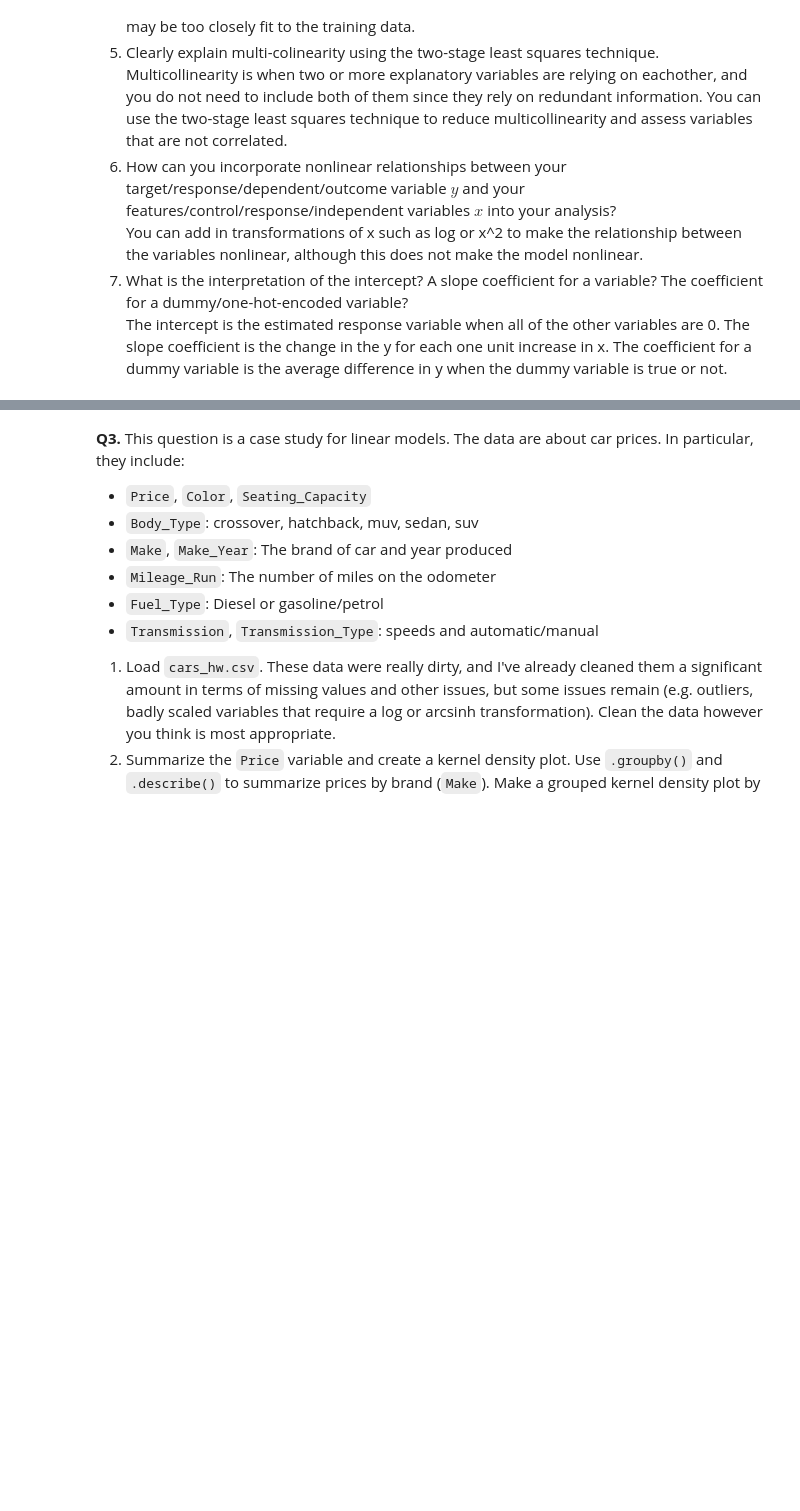
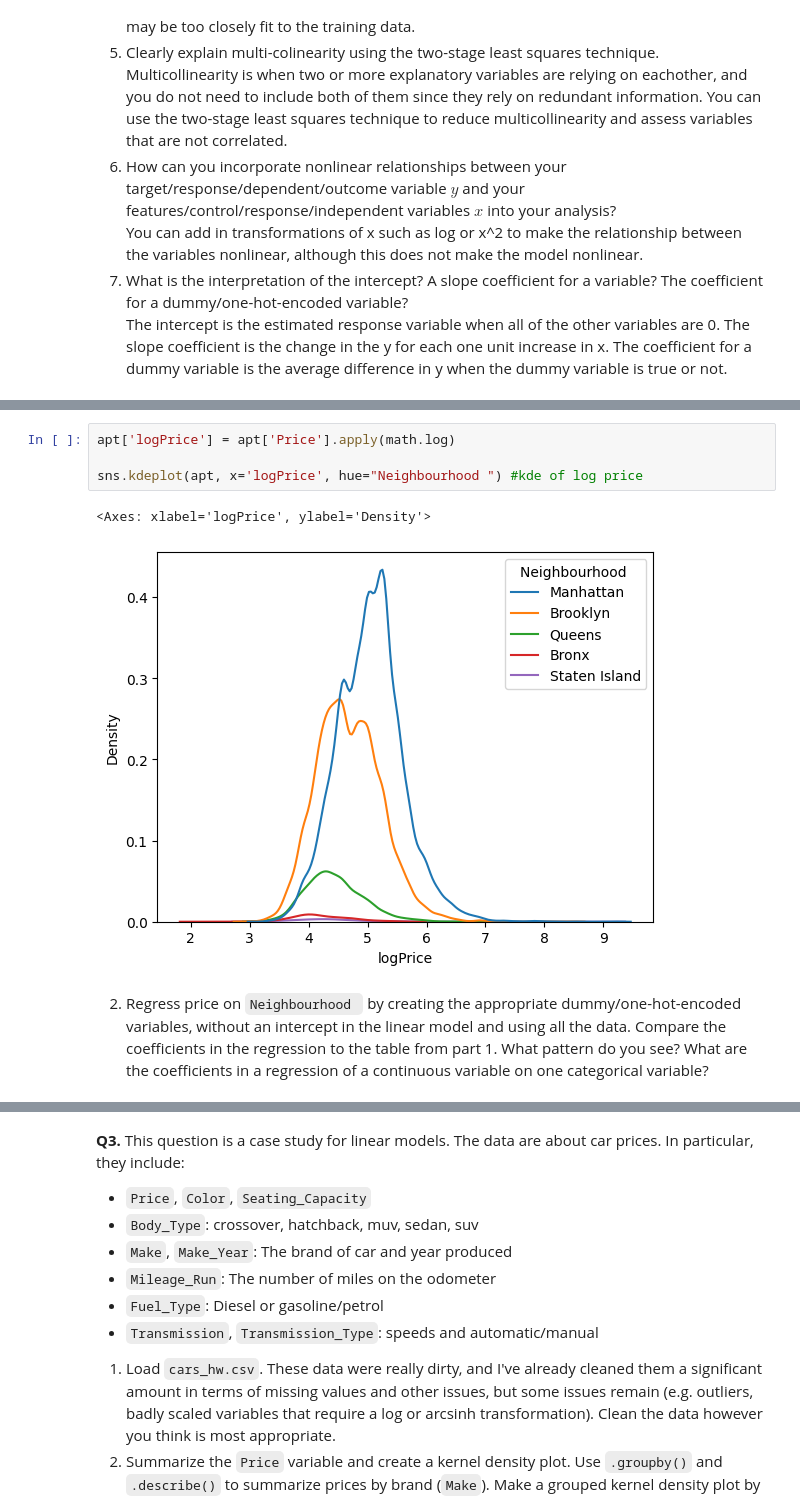
Before and after one commit to nylaup/linearModels, a Jupyter notebook: assignment/assignment.ipynb, the cells around one changed output, grey strips where cells are left out. Drawn from its saved outputs; the diff is of its cells as text; blank space fills up the shorter version.

```diff
--- a/assignment/assignment.ipynb
+++ b/assignment/assignment.ipynb
@@ -44,0 +72,9 @@ FileNotFoundError: [Errno 2] No such file or directory: './data/Q1_clean.csv'
+# %%
+apt['logPrice'] = apt['Price'].apply(math.log)
+
+sns.kdeplot(apt, x='logPrice', hue="Neighbourhood ") #kde of log price
+# %% [output]
+<Axes: xlabel='logPrice', ylabel='Density'>
+[figure, added]
+# %% [markdown]
+2. Regress price on `Neighbourhood ` by creating the appropriate dummy/one-hot-encoded variables, without an intercept in the linear model and using all the data. Compare the coefficients in the regression to the table from part 1. What pattern do you see? What are the coefficients in a regression of a continuous variable on one categorical variable?
```
Also changed, not shown: parts of 11 cells of this notebook.
